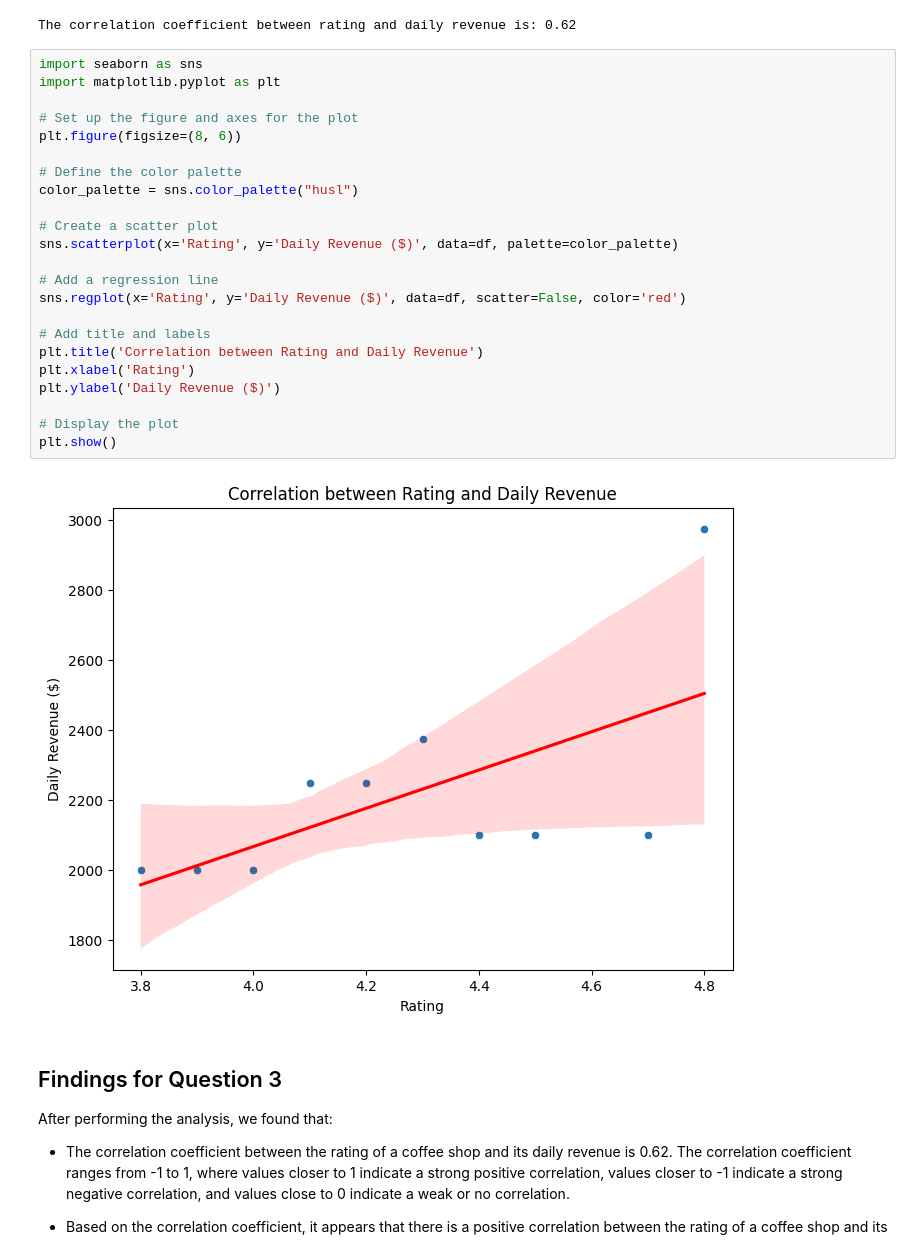
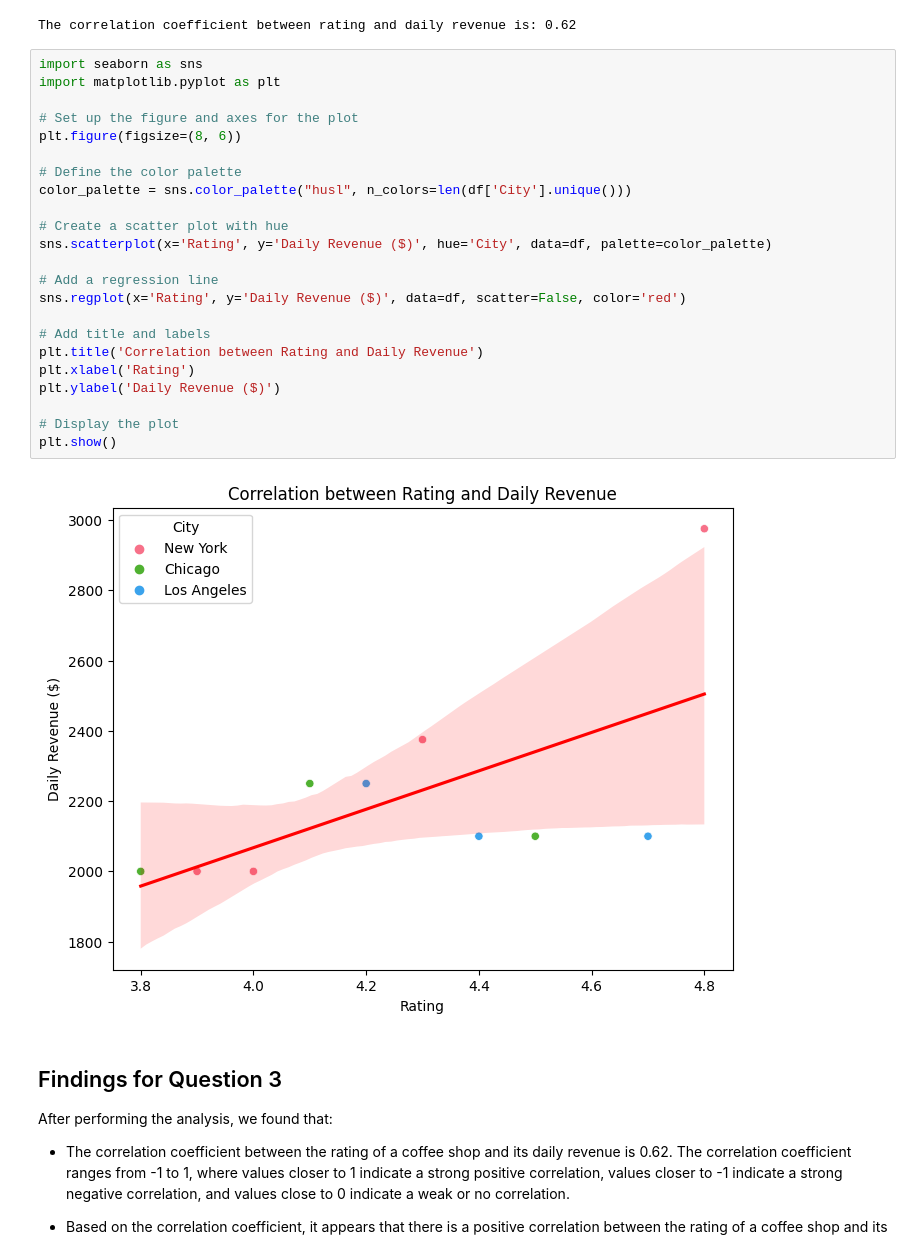
Before and after one commit to Tantuc/Coffee-Shop-Data-Analysis, a Jupyter notebook: Coffee_Shop_Data_Analysis.ipynb, the cells around one changed output. Saved outputs shown, nothing was run; the diff lists cells and outputs as text.

```diff
--- a/Coffee_Shop_Data_Analysis.ipynb
+++ b/Coffee_Shop_Data_Analysis.ipynb
@@ -378,28 +378,28 @@ The correlation coefficient between rating and daily revenue is: 0.62
 # %%
 import seaborn as sns
 import matplotlib.pyplot as plt
 
 # Set up the figure and axes for the plot
 plt.figure(figsize=(8, 6))
 
 # Define the color palette
-color_palette = sns.color_palette("husl")
+color_palette = sns.color_palette("husl", n_colors=len(df['City'].unique()))
 
-# Create a scatter plot
-sns.scatterplot(x='Rating', y='Daily Revenue ($)', data=df, palette=color_palette)
+# Create a scatter plot with hue
+sns.scatterplot(x='Rating', y='Daily Revenue ($)', hue='City', data=df, palette=color_palette)
 
 # Add a regression line
 sns.regplot(x='Rating', y='Daily Revenue ($)', data=df, scatter=False, color='red')
 
 # Add title and labels
 plt.title('Correlation between Rating and Daily Revenue')
 plt.xlabel('Rating')
 plt.ylabel('Daily Revenue ($)')
 
 # Display the plot
 plt.show()
 # %% [output]
-[figure, old version]
+[figure, new version]
 # %% [markdown]
 ## Findings for Question 3
 
```
